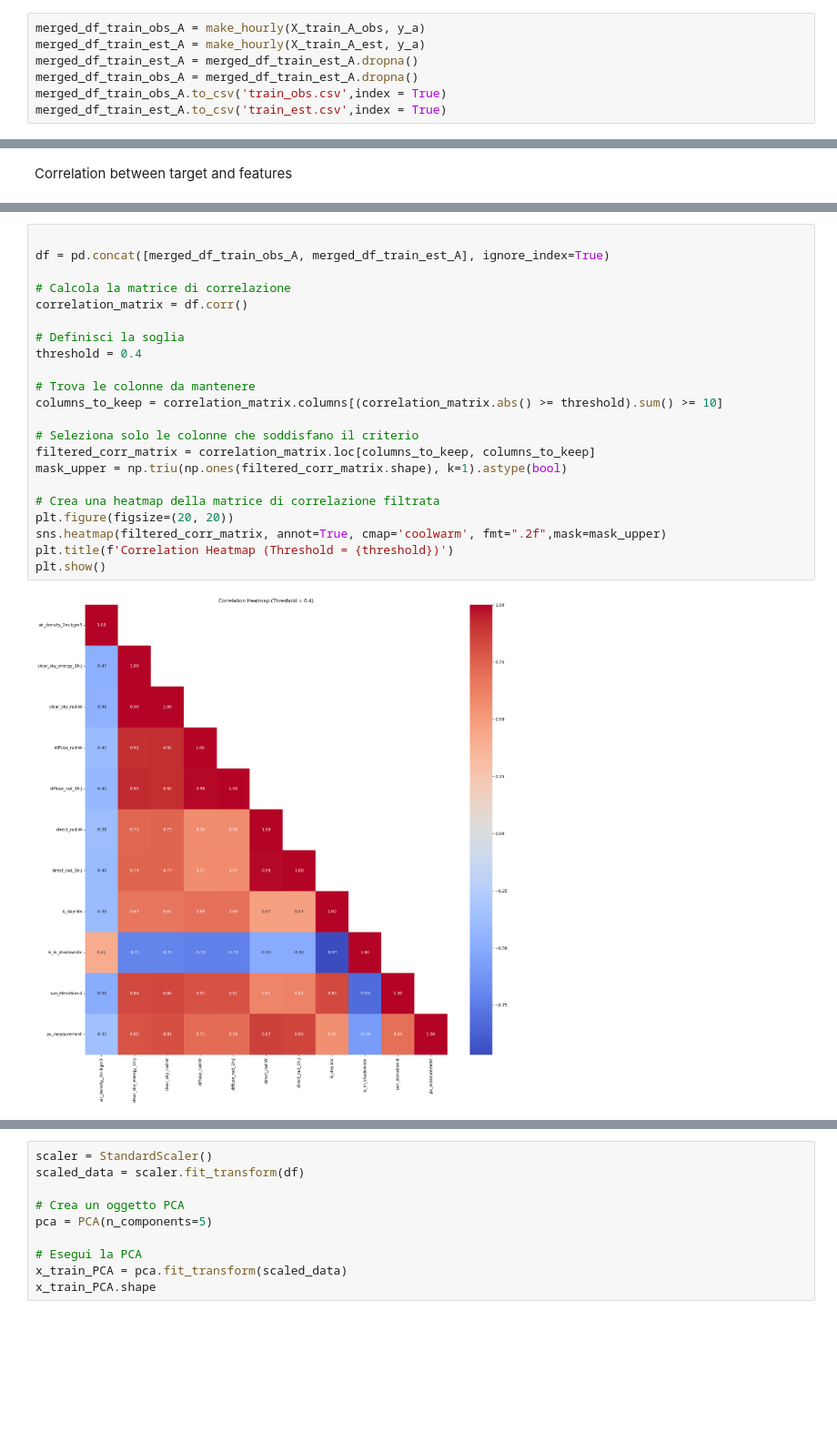
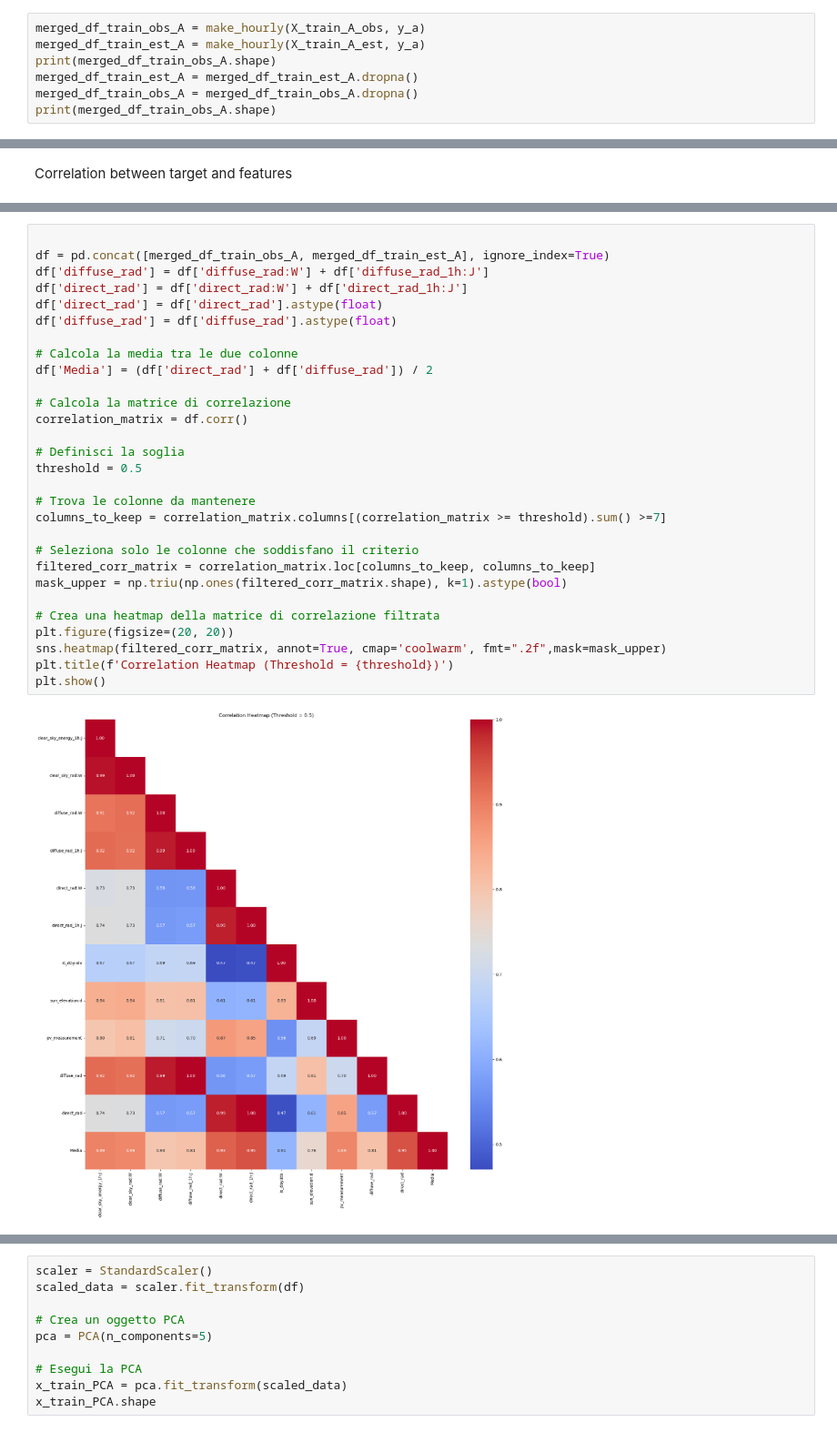
Before and after one commit to Claxl/Solar-Energy-Production-Forecasting, a Jupyter notebook: Data Exploration/EDA/CorrelationFeature.ipynb, the cells around one changed output, grey strips where cells are left out. Shown at 91% size. Cells and saved outputs as stored; diff of their text form; blank space fills up the shorter version.

Commit message:
correlation feature, feature selection

```diff
--- a/Data Exploration/EDA/CorrelationFeature.ipynb
+++ b/Data Exploration/EDA/CorrelationFeature.ipynb
@@ -58,7 +82,7 @@ def make_hourly(unsampled_df, target_df):
 # %%
 merged_df_train_obs_A = make_hourly(X_train_A_obs, y_a)
 merged_df_train_est_A = make_hourly(X_train_A_est, y_a)
+print(merged_df_train_obs_A.shape)
 merged_df_train_est_A = merged_df_train_est_A.dropna()
-merged_df_train_obs_A = merged_df_train_est_A.dropna()
-merged_df_train_obs_A.to_csv('train_obs.csv',index = True)
-merged_df_train_est_A.to_csv('train_est.csv',index = True)
+merged_df_train_obs_A = merged_df_train_obs_A.dropna()
+print(merged_df_train_obs_A.shape)
@@ -131,27 +144,34 @@ posx and posy should be finite values
 # %%
 
 df = pd.concat([merged_df_train_obs_A, merged_df_train_est_A], ignore_index=True)
+df['diffuse_rad'] = df['diffuse_rad:W'] + df['diffuse_rad_1h:J']
+df['direct_rad'] = df['direct_rad:W'] + df['direct_rad_1h:J']
+df['direct_rad'] = df['direct_rad'].astype(float)
+df['diffuse_rad'] = df['diffuse_rad'].astype(float)
+
+# Calcola la media tra le due colonne
+df['Media'] = (df['direct_rad'] + df['diffuse_rad']) / 2
 
 # Calcola la matrice di correlazione
 correlation_matrix = df.corr()
 
 # Definisci la soglia
-threshold = 0.4
+threshold = 0.5
 
 # Trova le colonne da mantenere
-columns_to_keep = correlation_matrix.columns[(correlation_matrix.abs() >= threshold).sum() >= 10]
+columns_to_keep = correlation_matrix.columns[(correlation_matrix >= threshold).sum() >=7]
 
 # Seleziona solo le colonne che soddisfano il criterio
 filtered_corr_matrix = correlation_matrix.loc[columns_to_keep, columns_to_keep]
 mask_upper = np.triu(np.ones(filtered_corr_matrix.shape), k=1).astype(bool)
 
 # Crea una heatmap della matrice di correlazione filtrata
 plt.figure(figsize=(20, 20))
 sns.heatmap(filtered_corr_matrix, annot=True, cmap='coolwarm', fmt=".2f",mask=mask_upper)
 plt.title(f'Correlation Heatmap (Threshold = {threshold})')
 plt.show()
 # %% [output]
-[figure, old version]
+[figure, new version]
 # %%
 df = X_train
 to_keep_columns = filtered_corr_matrix.drop(columns=['pv_measurement'])
```
Also changed, not shown: parts of 13 cells of this notebook, 3 other files.
